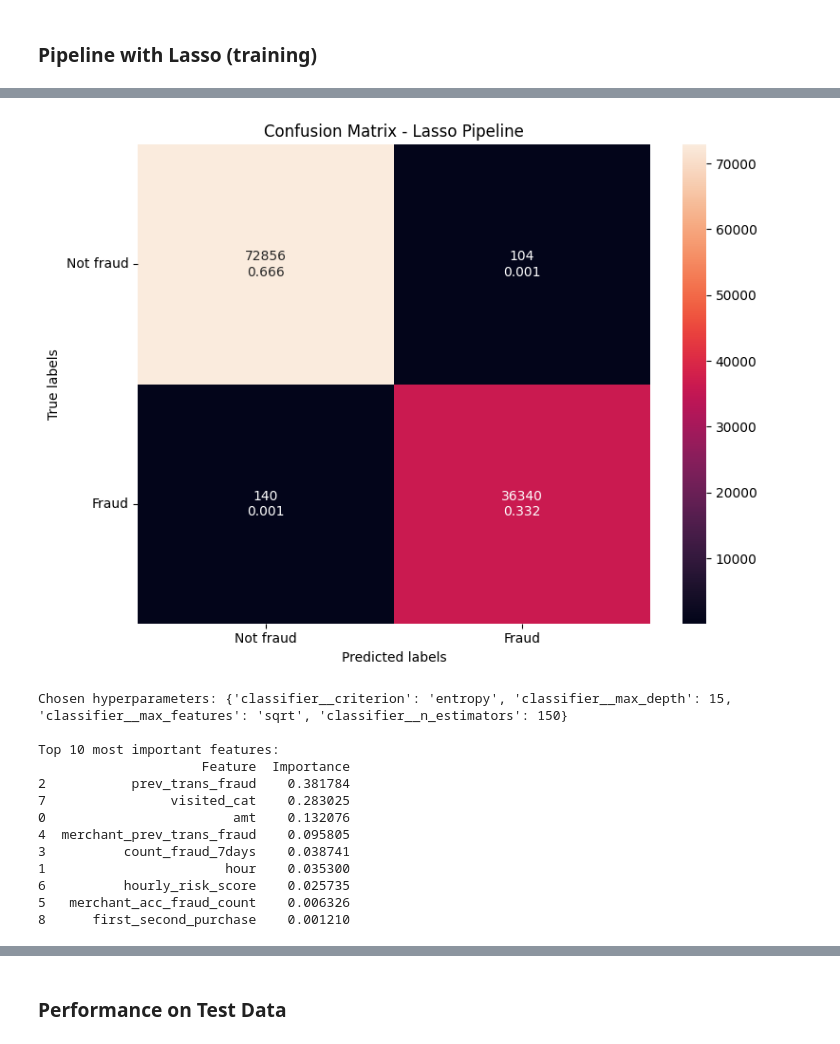
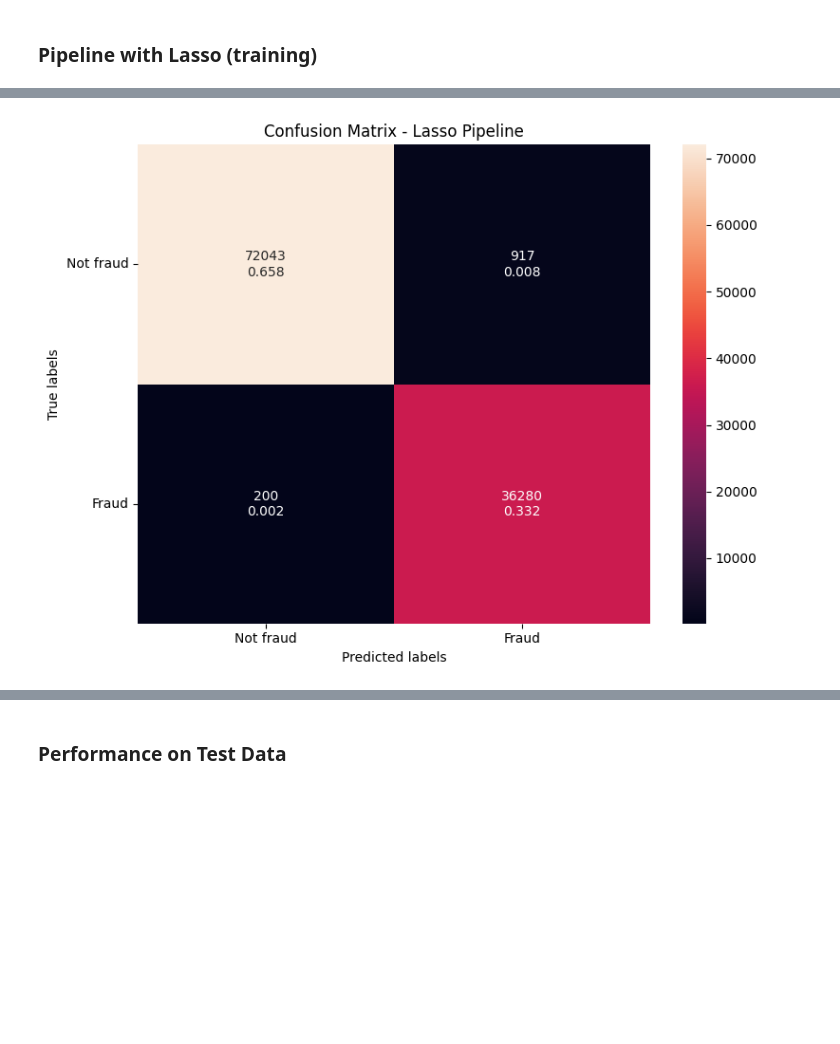
Before and after one commit to annccyn/dsa4263_project, a Jupyter notebook: Model Run with Test Data.ipynb, the cells around one changed output, grey strips where cells are left out. Drawn from its saved outputs; the diff is of its cells as text; code cells hidden in the pictures; blank space fills up the shorter version.

```diff
--- a/Model Run with Test Data.ipynb
+++ b/Model Run with Test Data.ipynb
@@ -74,3 +77,12 @@ print(f'Number of columns after one-hot encoding: {len(X_train_ohe.columns)}')
 Number of columns after one-hot encoding: 541
 # %% [markdown]
 ### Pipeline with Lasso (training)
+# %%
+numeric_columns = X_train.select_dtypes(include=['number']).columns.tolist()
+preprocessor=ColumnTransformer(
+    transformers=[
+        ('cat', OneHotEncoder(handle_unknown='ignore', sparse_output=False),
+categorical_columns),
+        ('num', MinMaxScaler(), numeric_columns)
+    ]
+)
@@ -77,38 +147,7 @@ Number of columns after one-hot encoding: 541
 # %%
-
-# Define the pipeline with Lasso for feature selection followed by RandomForest
-lasso_pipe = Pipeline([
-    ('feature_selection', SelectFromModel(Lasso(alpha=0.01))),
-    ('classifier', RandomForestClassifier(random_state=123))
-])
-
-# Define parameter grid
-param_grid = {
-    'classifier__n_estimators': [100, 150],
-    'classifier__max_features': ['sqrt', 'log2', 20],
-    'classifier__max_depth': [10, 15],
-    'classifier__criterion': ['gini', 'entropy']
-}
-
-# Set up GridSearchCV
-cv_lasso_pipe = GridSearchCV(
-    estimator=lasso_pipe,
-    param_grid=param_grid,
-    cv=5,
-    n_jobs=-1,
-    verbose=2,
-    scoring='f1'
-)
-
-# Fit the grid search
-cv_lasso_pipe.fit(X_train_ohe, y_train_smote)
-
-# Get the best model
-best_lasso_pipe = cv_lasso_pipe.best_estimator_
-
 # Evaluate using cross-validation
 sk_folds_lasso = StratifiedKFold(5, shuffle=True, random_state=123)
-y_pred_lasso_pipe = cross_val_predict(best_lasso_pipe, X_train_ohe, y_train_smote, cv=sk_folds_lasso)
+y_pred_lasso_pipe = cross_val_predict(best_lasso_pipe, X_train_smote, y_train_smote, cv=sk_folds_lasso)
 
 # Calculate metrics
 auc_lasso_pipe = roc_auc_score(y_train_smote, y_pred_lasso_pipe)
@@ -140,24 +179,4 @@ ax.xaxis.set_ticklabels(['Not fraud', 'Fraud'])
 ax.yaxis.set_ticklabels(['Not fraud', 'Fraud'], rotation=0)
 plt.tight_layout()
 plt.show()
-
-# Report chosen hyperparameters
-print(f'Chosen hyperparameters: {cv_lasso_pipe.best_params_}')
-
-# Get feature importances from the best model
-# First, identify which features were selected
-selected_features_mask = best_lasso_pipe.named_steps['feature_selection'].get_support()
-selected_features = X_train_ohe.columns[selected_features_mask]
-
-# Get feature importances from the classifier
-feature_importances = best_lasso_pipe.named_steps['classifier'].feature_importances_
-
-# Create dataframe of importances
-importance_df = pd.DataFrame({
-    'Feature': selected_features,
-    'Importance': feature_importances
-})
-
-print('\nTop 10 most important features:')
-print(importance_df.sort_values(by='Importance', ascending=False)[:10])
 # %% [output]
@@ -181,14 +186 @@ AUC: 1.0
-[figure, old version]
+[figure, new version]
-Chosen hyperparameters: {'classifier__criterion': 'entropy', 'classifier__max_depth': 15, 'classifier__max_features': 'sqrt', 'classifier__n_estimators': 150}
-
-Top 10 most important features:
-                     Feature  Importance
-2           prev_trans_fraud    0.381784
-7                visited_cat    0.283025
-0                        amt    0.132076
-4  merchant_prev_trans_fraud    0.095805
-3          count_fraud_7days    0.038741
-1                       hour    0.035300
-6          hourly_risk_score    0.025735
-5   merchant_acc_fraud_count    0.006326
-8      first_second_purchase    0.001210
```
Also changed, not shown: parts of 8 cells of this notebook.
